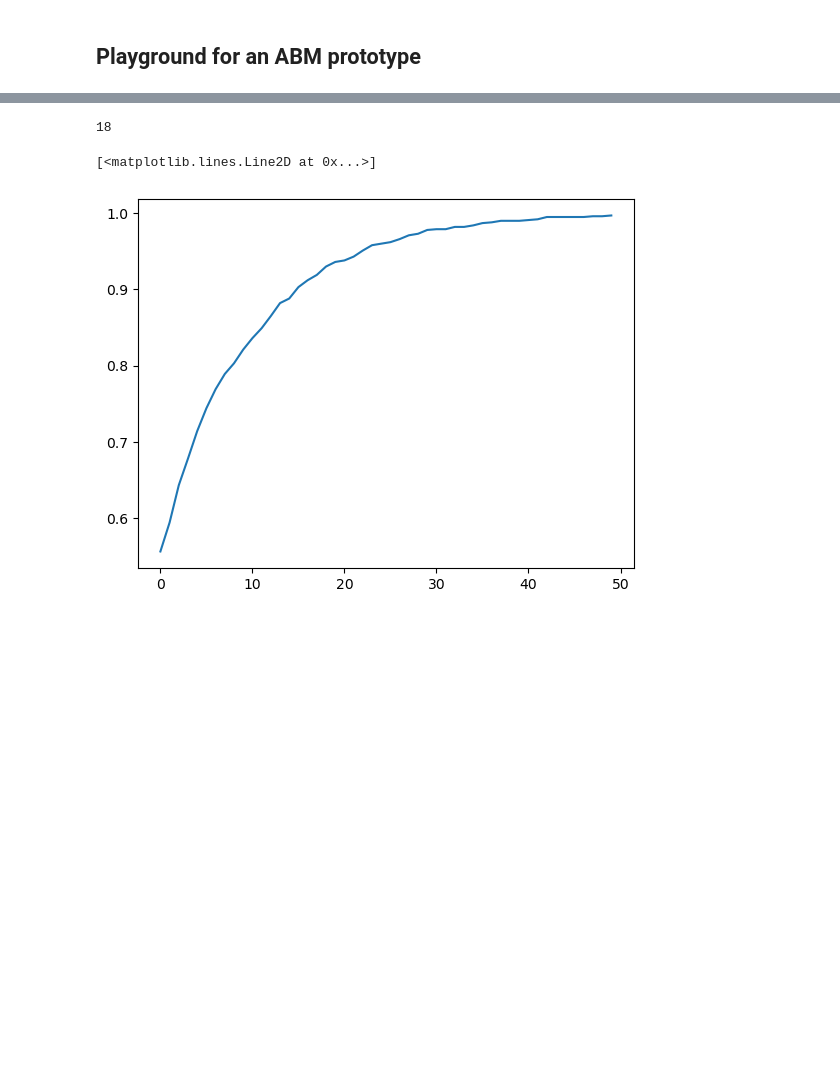
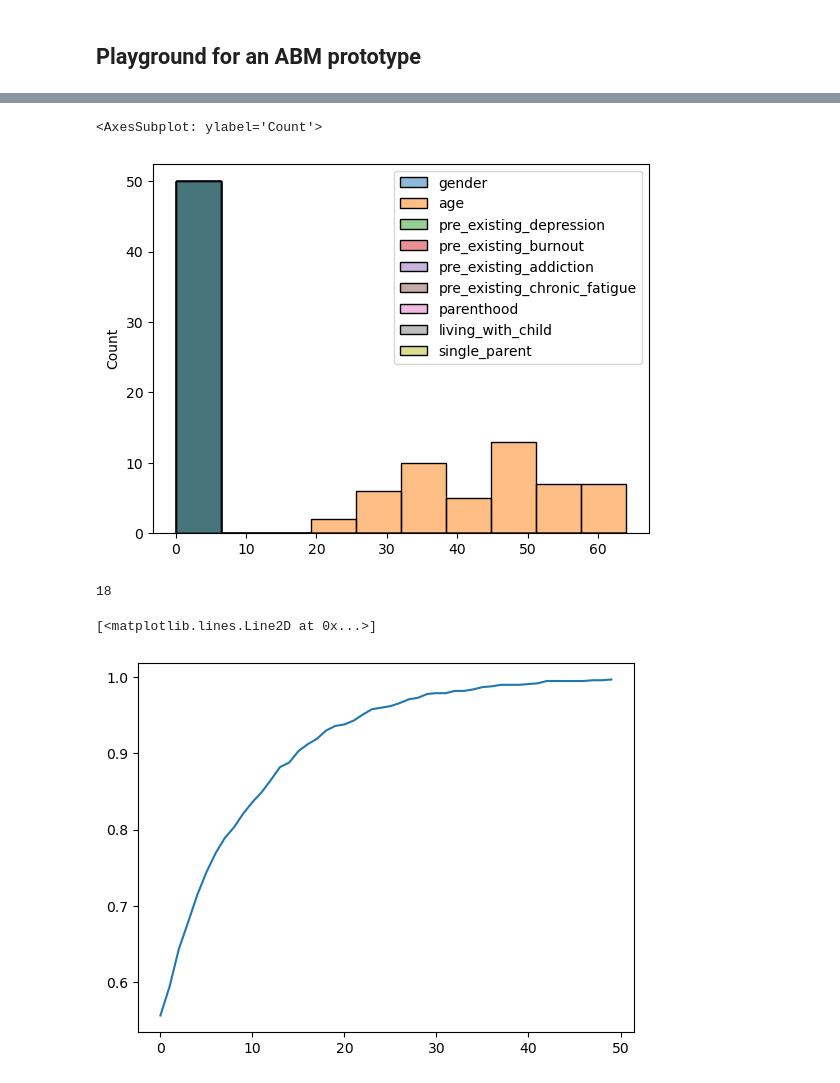
Before and after one commit to covid19ABM/abm_tool_exploration, a Jupyter notebook: prototype/simple.ipynb, the cells around one changed output, grey strips where cells are left out. Saved outputs shown, nothing was run; the diff lists cells and outputs as text; code cells hidden in the pictures; blank space fills up the shorter version.

```diff
--- a/prototype/simple.ipynb
+++ b/prototype/simple.ipynb
@@ -90,0 +170,2 @@ name:99, gender:0, age: 57, education: High, employment: Yes
+# %%
+df = pd.DataFrame()
@@ -90,0 +232,5 @@ name:99, gender:0, age: 57, education: High, employment: Yes
+# %%
+sns.histplot(data=df)
+# %% [output]
+<AxesSubplot: ylabel='Count'>
+[figure, added]
```
Also changed, not shown: parts of 25 cells of this notebook, 1 other file.
